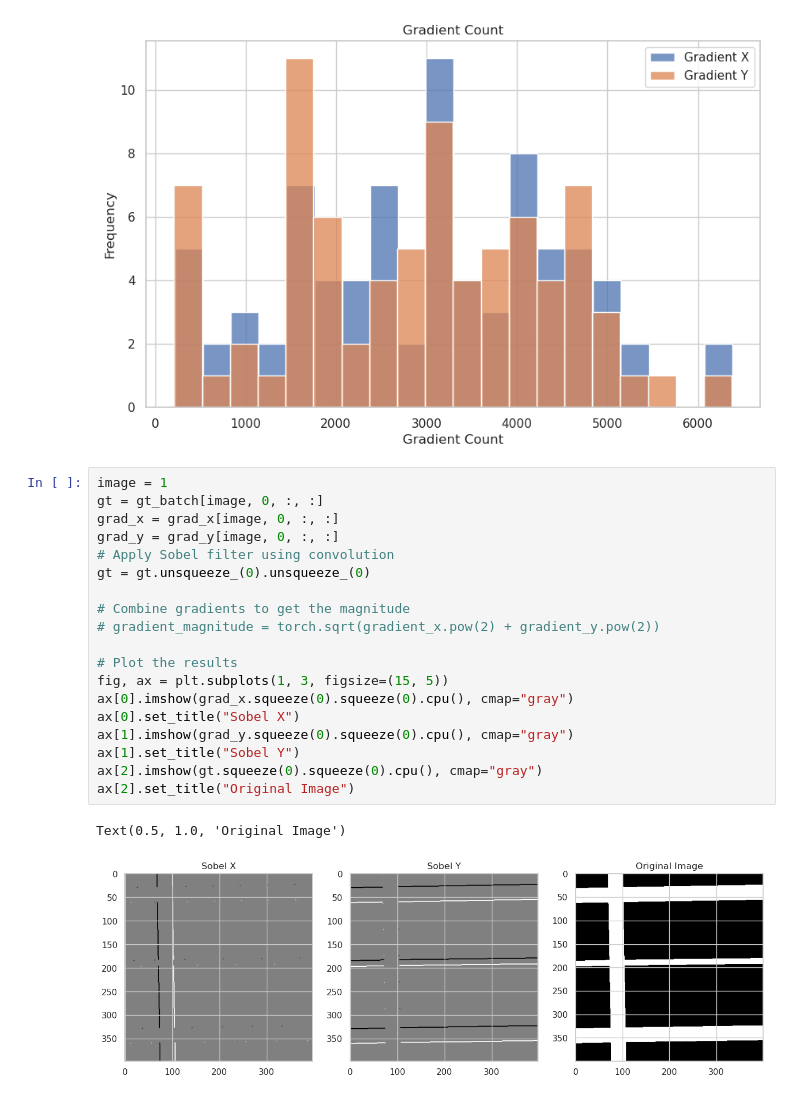
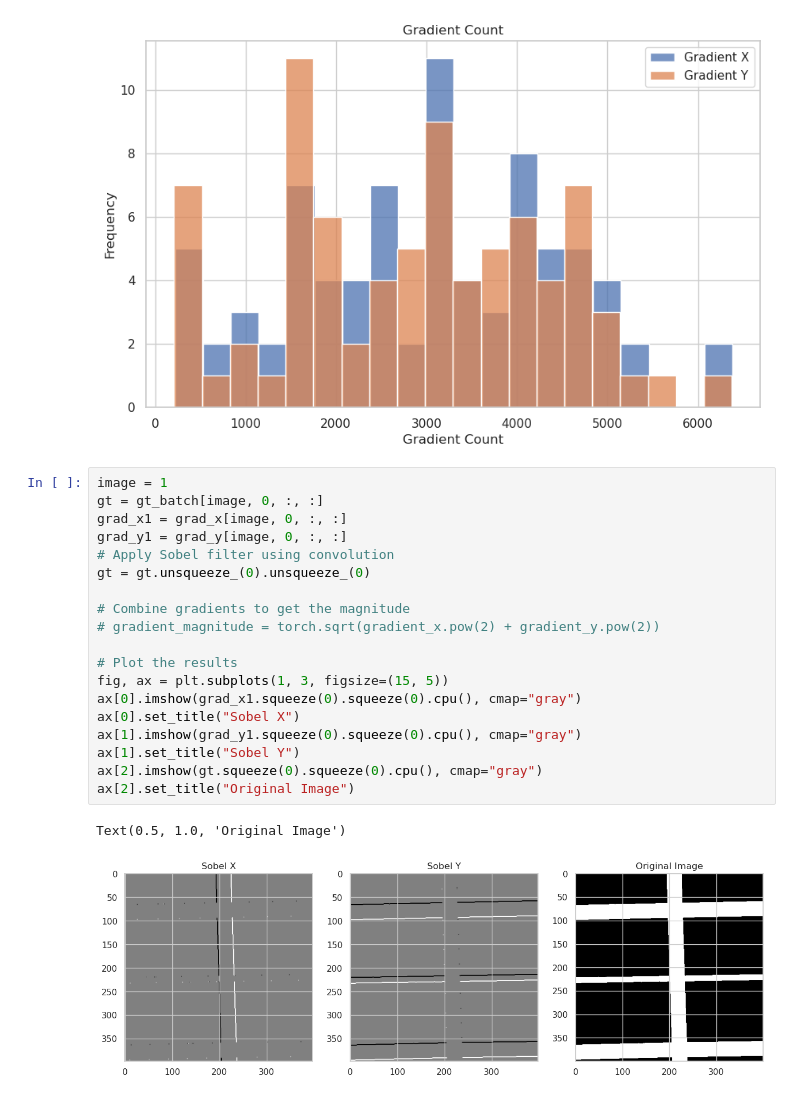
Before and after one commit to MaximeScope/ml_project2, a Jupyter notebook: data_exploration.ipynb, the cells around one changed output. Saved outputs shown, nothing was run; the diff lists cells and outputs as text.

```diff
--- a/data_exploration.ipynb
+++ b/data_exploration.ipynb
@@ -63,22 +61,22 @@ ax.legend()
 # %%
 image = 1
 gt = gt_batch[image, 0, :, :]
-grad_x = grad_x[image, 0, :, :]
-grad_y = grad_y[image, 0, :, :]
+grad_x1 = grad_x[image, 0, :, :]
+grad_y1 = grad_y[image, 0, :, :]
 # Apply Sobel filter using convolution
 gt = gt.unsqueeze_(0).unsqueeze_(0)
 
 # Combine gradients to get the magnitude
 # gradient_magnitude = torch.sqrt(gradient_x.pow(2) + gradient_y.pow(2))
 
 # Plot the results
 fig, ax = plt.subplots(1, 3, figsize=(15, 5))
-ax[0].imshow(grad_x.squeeze(0).squeeze(0).cpu(), cmap="gray")
+ax[0].imshow(grad_x1.squeeze(0).squeeze(0).cpu(), cmap="gray")
 ax[0].set_title("Sobel X")
-ax[1].imshow(grad_y.squeeze(0).squeeze(0).cpu(), cmap="gray")
+ax[1].imshow(grad_y1.squeeze(0).squeeze(0).cpu(), cmap="gray")
 ax[1].set_title("Sobel Y")
 ax[2].imshow(gt.squeeze(0).squeeze(0).cpu(), cmap="gray")
 ax[2].set_title("Original Image")
 # %% [output]
 Text(0.5, 1.0, 'Original Image')
-[figure, old version]
+[figure, new version]
```
Also changed, not shown: parts of 2 cells of this notebook, 1 other file.
